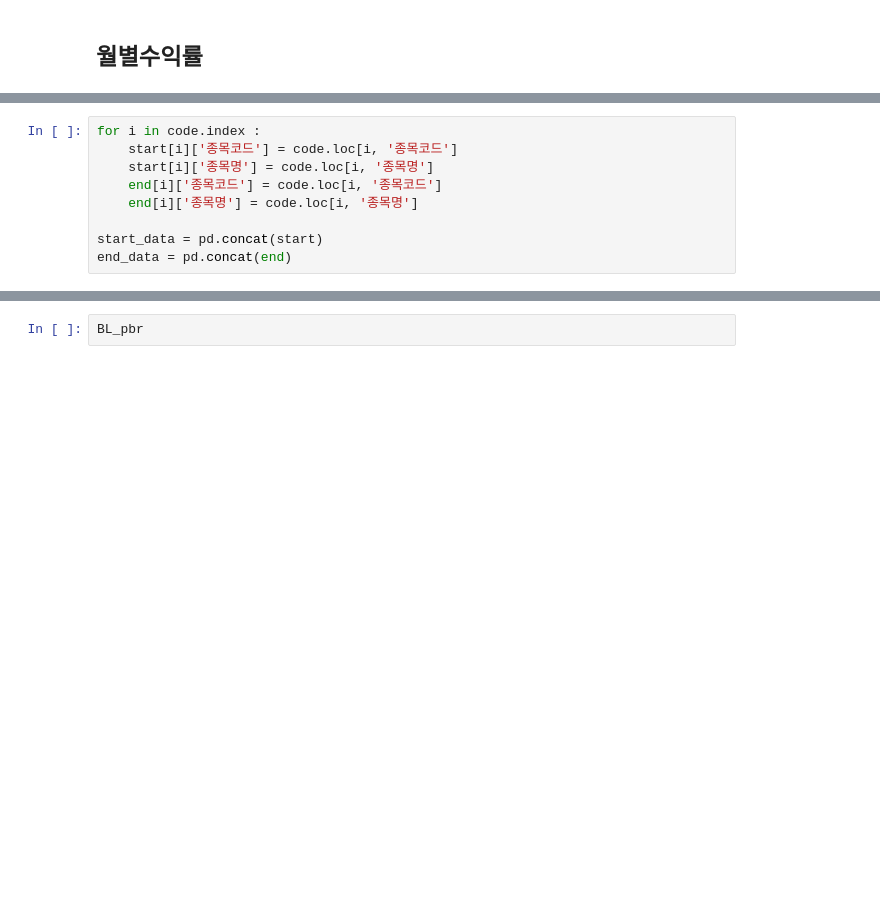
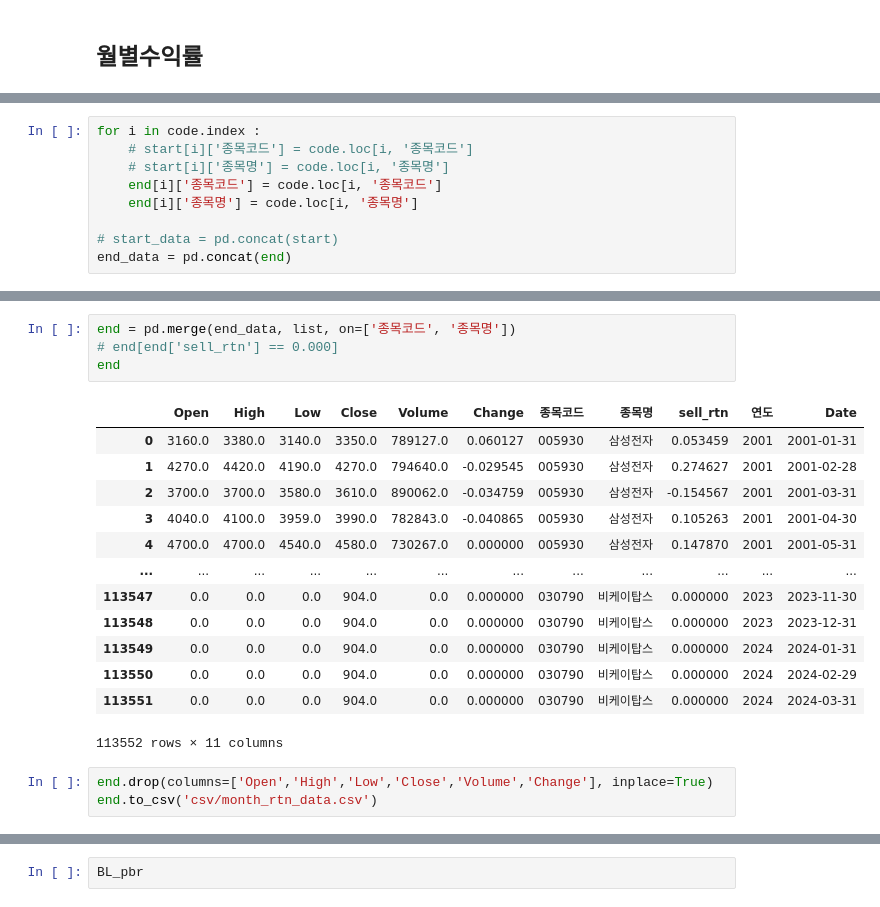
Before and after one commit to minxzzy/hackathon, a Jupyter notebook: 수익률.ipynb, the cells around one changed output, grey strips where cells are left out. Cells and saved outputs as stored; diff of their text form; blank space fills up the shorter version.

```diff
--- a/수익률.ipynb
+++ b/수익률.ipynb
@@ -388,10 +388,10 @@ for i in code.index :
     end.append(_end)
 # %%
 for i in code.index :
-    start[i]['종목코드'] = code.loc[i, '종목코드']
-    start[i]['종목명'] = code.loc[i, '종목명']
+    # start[i]['종목코드'] = code.loc[i, '종목코드']
+    # start[i]['종목명'] = code.loc[i, '종목명']
     end[i]['종목코드'] = code.loc[i, '종목코드']
     end[i]['종목명'] = code.loc[i, '종목명']
 
-start_data = pd.concat(start)
+# start_data = pd.concat(start)
 end_data = pd.concat(end)
@@ -415,0 +505,21 @@ end_data
+# %%
+end = pd.merge(end_data, list, on=['종목코드', '종목명'])
+# end[end['sell_rtn'] == 0.000]
+end
+# %% [output]
+|  | Open | High | Low | Close | Volume | Change | 종목코드 | 종목명 | sell_rtn | 연도 | Date |
+| 0 | 3160.0 | 3380.0 | 3140.0 | 3350.0 | 789127.0 | 0.060127 | 005930 | 삼성전자 | 0.053459 | 2001 | 2001-01-31 |
+| 1 | 4270.0 | 4420.0 | 4190.0 | 4270.0 | 794640.0 | -0.029545 | 005930 | 삼성전자 | 0.274627 | 2001 | 2001-02-28 |
+| 2 | 3700.0 | 3700.0 | 3580.0 | 3610.0 | 890062.0 | -0.034759 | 005930 | 삼성전자 | -0.154567 | 2001 | 2001-03-31 |
+| 3 | 4040.0 | 4100.0 | 3959.0 | 3990.0 | 782843.0 | -0.040865 | 005930 | 삼성전자 | 0.105263 | 2001 | 2001-04-30 |
+| 4 | 4700.0 | 4700.0 | 4540.0 | 4580.0 | 730267.0 | 0.000000 | 005930 | 삼성전자 | 0.147870 | 2001 | 2001-05-31 |
+| ... | ... | ... | ... | ... | ... | ... | ... | ... | ... | ... | ... |
+| 113547 | 0.0 | 0.0 | 0.0 | 904.0 | 0.0 | 0.000000 | 030790 | 비케이탑스 | 0.000000 | 2023 | 2023-11-30 |
+| 113548 | 0.0 | 0.0 | 0.0 | 904.0 | 0.0 | 0.000000 | 030790 | 비케이탑스 | 0.000000 | 2023 | 2023-12-31 |
+| 113549 | 0.0 | 0.0 | 0.0 | 904.0 | 0.0 | 0.000000 | 030790 | 비케이탑스 | 0.000000 | 2024 | 2024-01-31 |
+| 113550 | 0.0 | 0.0 | 0.0 | 904.0 | 0.0 | 0.000000 | 030790 | 비케이탑스 | 0.000000 | 2024 | 2024-02-29 |
+| 113551 | 0.0 | 0.0 | 0.0 | 904.0 | 0.0 | 0.000000 | 030790 | 비케이탑스 | 0.000000 | 2024 | 2024-03-31 |
+113552 rows × 11 columns
+# %%
+end.drop(columns=['Open','High','Low','Close','Volume','Change'], inplace=True)
+end.to_csv('csv/month_rtn_data.csv')
```
Also changed, not shown: parts of 10 cells of this notebook, 7 other files.
